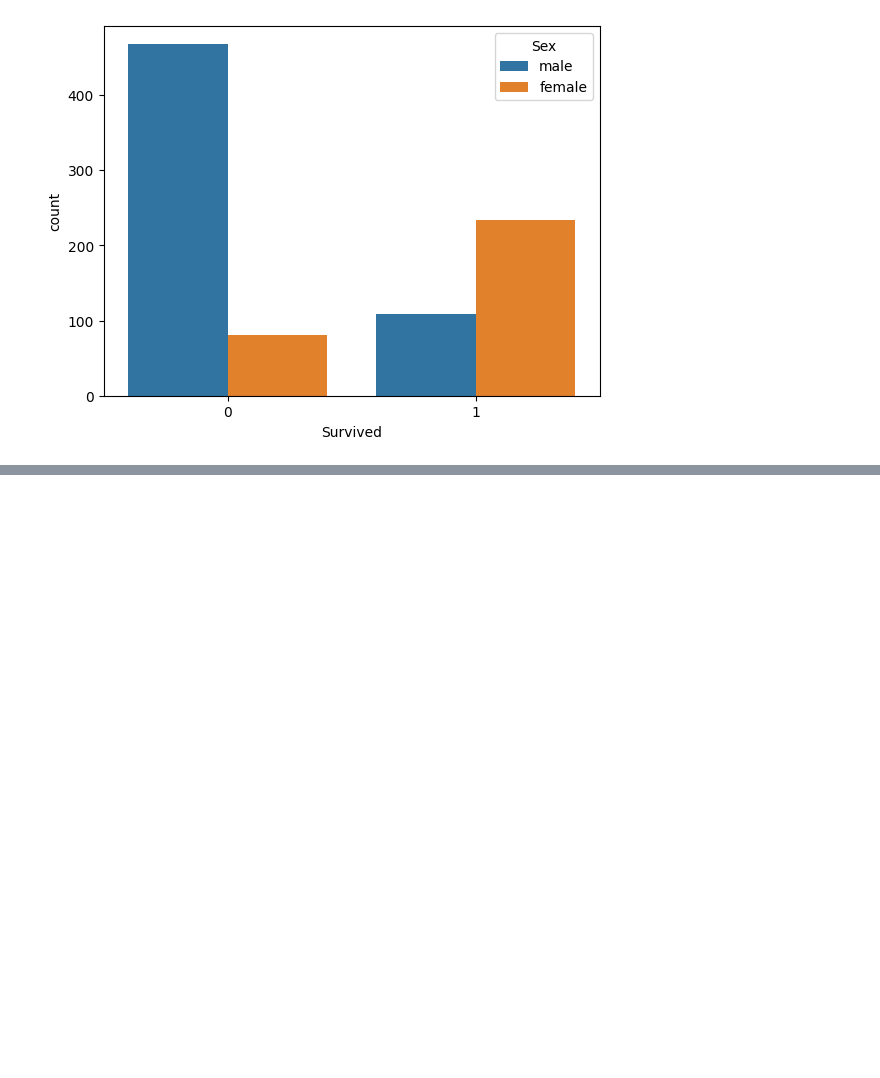
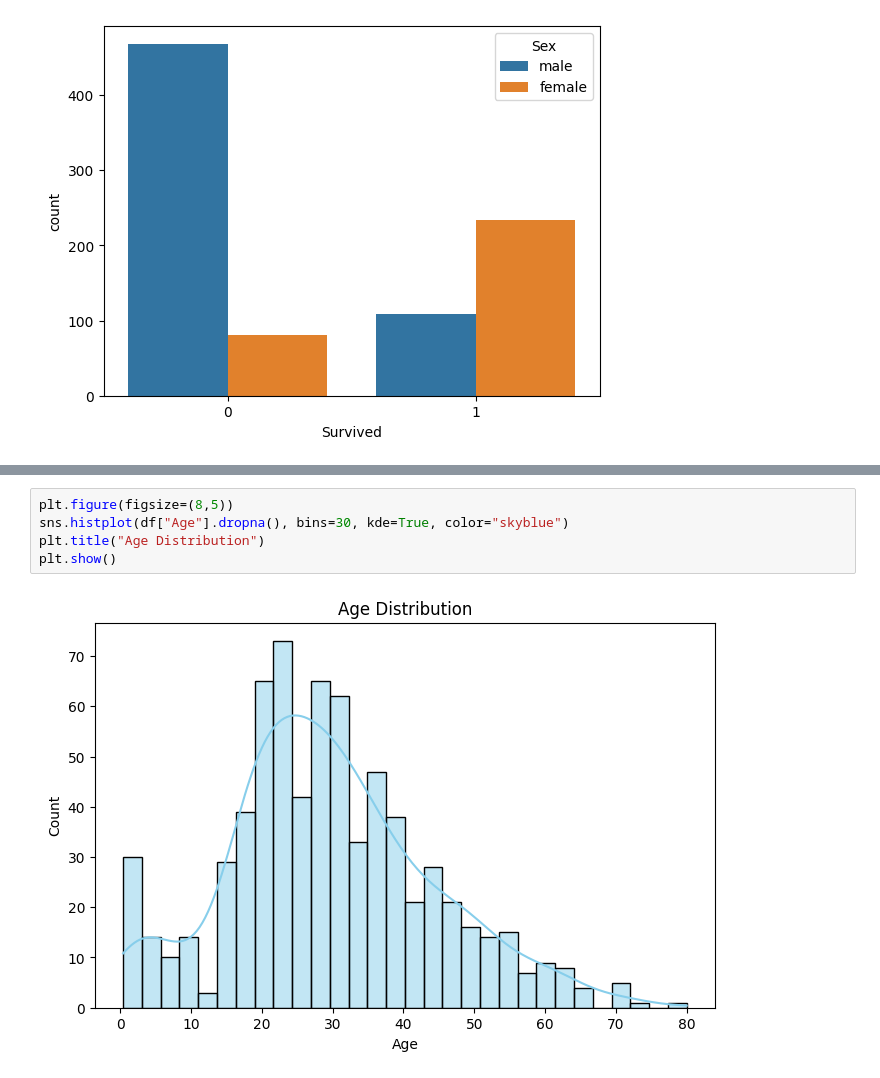
Before and after one commit to thiruselvan-mle/Titanic-Survival-Prediction, a Jupyter notebook: Notebook/01_EDA.ipynb, the cells around one changed output, grey strips where cells are left out. Drawn from its saved outputs; the diff is of its cells as text; blank space fills up the shorter version.

```diff
--- a/Notebook/01_EDA.ipynb
+++ b/Notebook/01_EDA.ipynb
@@ -104,0 +111,7 @@ plt.show()
+# %%
+plt.figure(figsize=(8,5))
+sns.histplot(df["Age"].dropna(), bins=30, kde=True, color="skyblue")
+plt.title("Age Distribution")
+plt.show()
+# %% [output]
+[figure, added]
```
Also changed, not shown: parts of 3 cells of this notebook.
